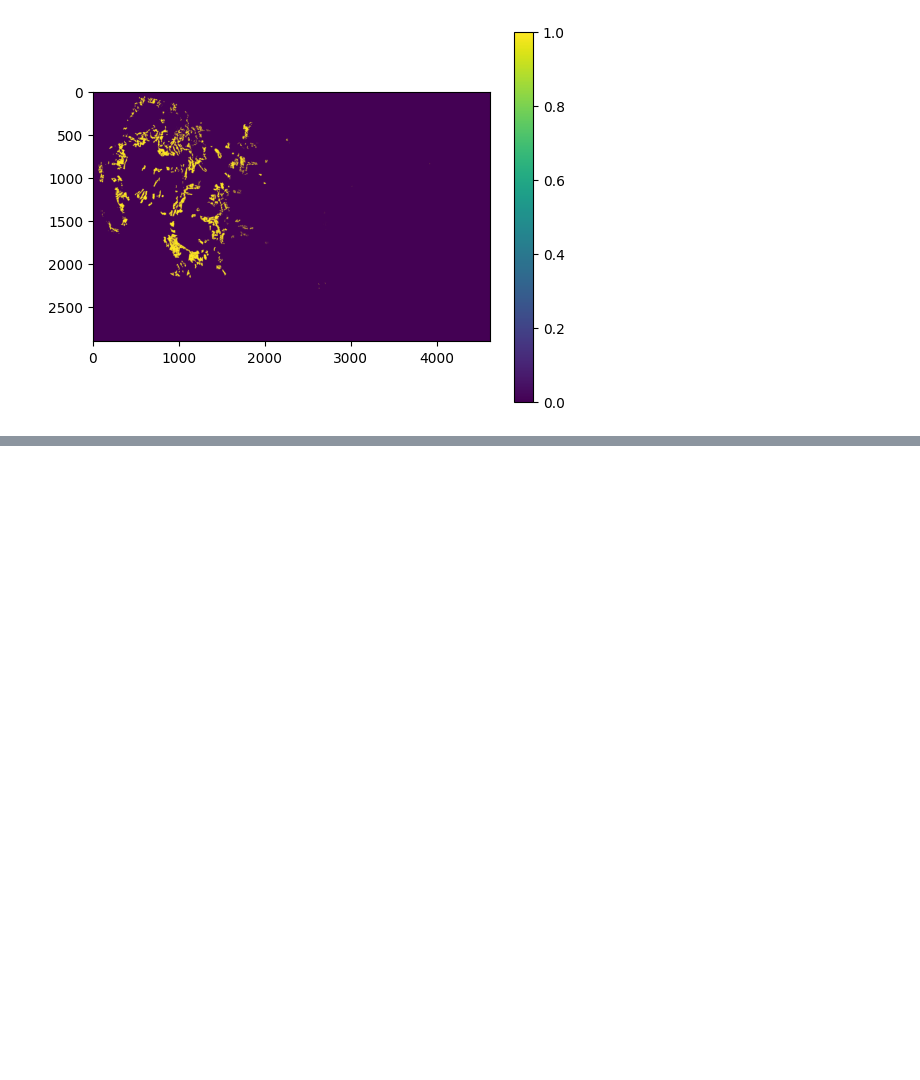
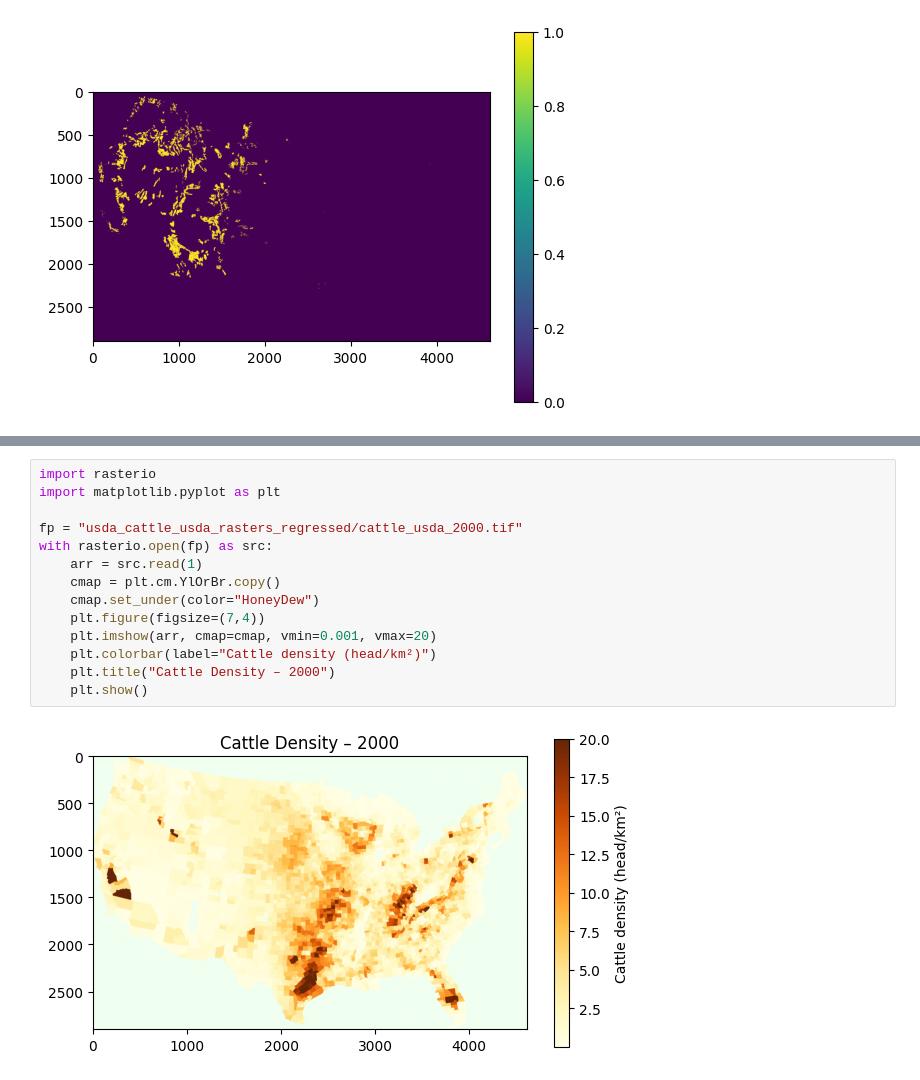
Before and after one commit to rhallk01/USGS_livestock_layer, a Jupyter notebook: livestock_disagg.ipynb, the cells around one changed output, grey strips where cells are left out. Cells and saved outputs as stored; diff of their text form; blank space fills up the shorter version.

```diff
--- a/livestock_disagg.ipynb
+++ b/livestock_disagg.ipynb
@@ -429,0 +717,16 @@ with rasterio.open(fp) as src:
+# %%
+import rasterio
+import matplotlib.pyplot as plt
+
+fp = "usda_cattle_usda_rasters_regressed/cattle_usda_2000.tif"
+with rasterio.open(fp) as src:
+    arr = src.read(1)
+    cmap = plt.cm.YlOrBr.copy()
+    cmap.set_under(color="HoneyDew")
+    plt.figure(figsize=(7,4))
+    plt.imshow(arr, cmap=cmap, vmin=0.001, vmax=20)
+    plt.colorbar(label="Cattle density (head/km²)")
+    plt.title("Cattle Density – 2000")
+    plt.show()
+# %% [output]
+[figure, added]
```
Also changed, not shown: parts of 14 cells of this notebook, 3 other files.
